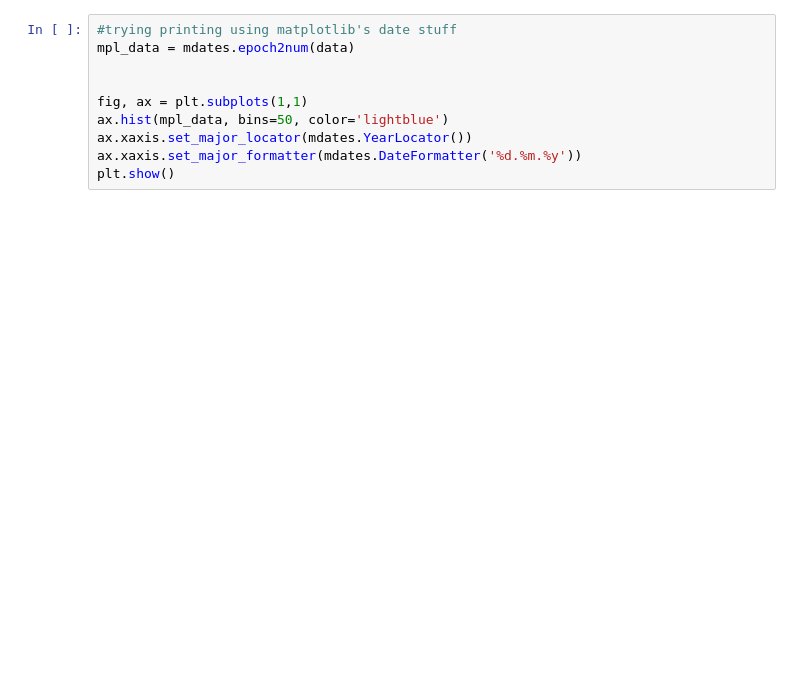
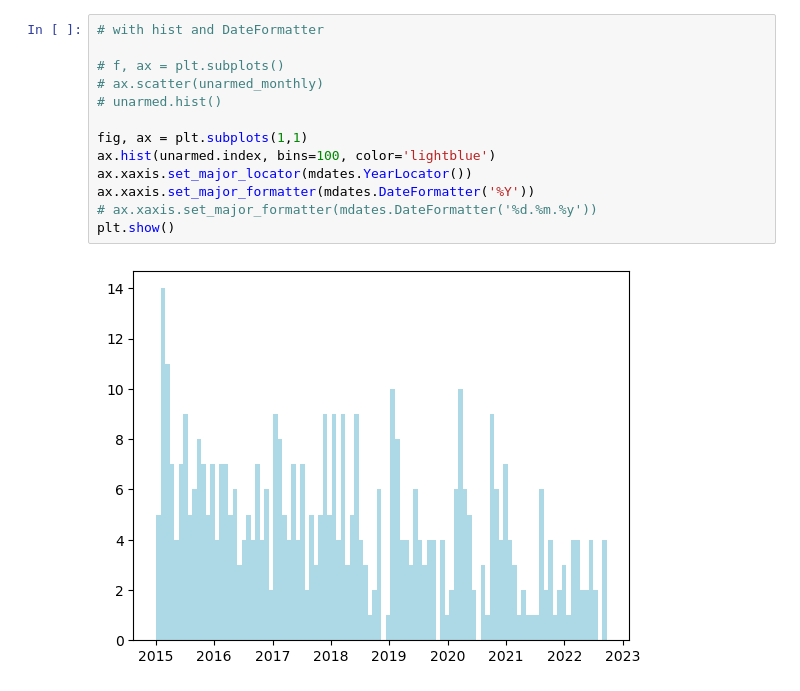
Before and after one commit to akivajackson/Data-Analysis, a Jupyter notebook: police/police shootings.ipynb, the cells around one changed output. Saved outputs shown, nothing was run; the diff lists cells and outputs as text; blank space fills up the shorter version.

```diff
--- a/police/police shootings.ipynb
+++ b/police/police shootings.ipynb
@@ -90,10 +159,15 @@ dtype: int64
 # %%
-#trying printing using matplotlib's date stuff
-mpl_data = mdates.epoch2num(data)
+# with hist and DateFormatter
 
+# f, ax = plt.subplots()
+# ax.scatter(unarmed_monthly)
+# unarmed.hist()
 
 fig, ax = plt.subplots(1,1)
-ax.hist(mpl_data, bins=50, color='lightblue')
+ax.hist(unarmed.index, bins=100, color='lightblue')
 ax.xaxis.set_major_locator(mdates.YearLocator())
-ax.xaxis.set_major_formatter(mdates.DateFormatter('%d.%m.%y'))
+ax.xaxis.set_major_formatter(mdates.DateFormatter('%Y'))
+# ax.xaxis.set_major_formatter(mdates.DateFormatter('%d.%m.%y'))
 plt.show()
+# %% [output]
+[figure, added]
```
Also changed, not shown: parts of 33 cells of this notebook, 2 other files.
